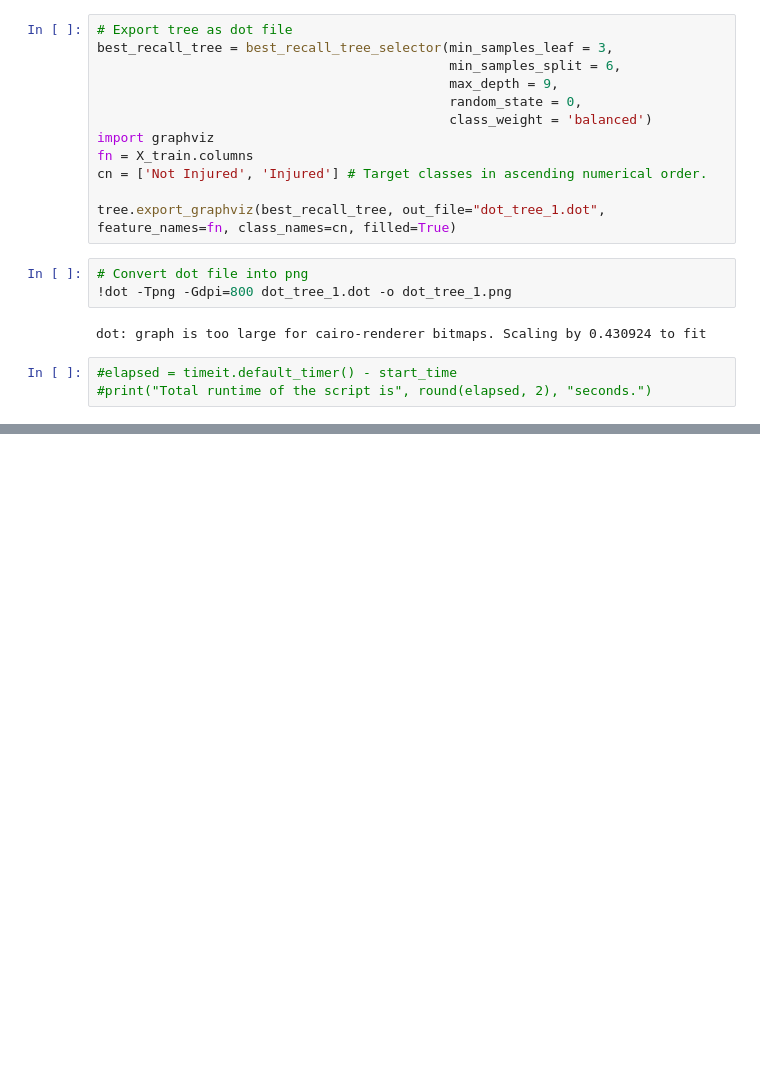
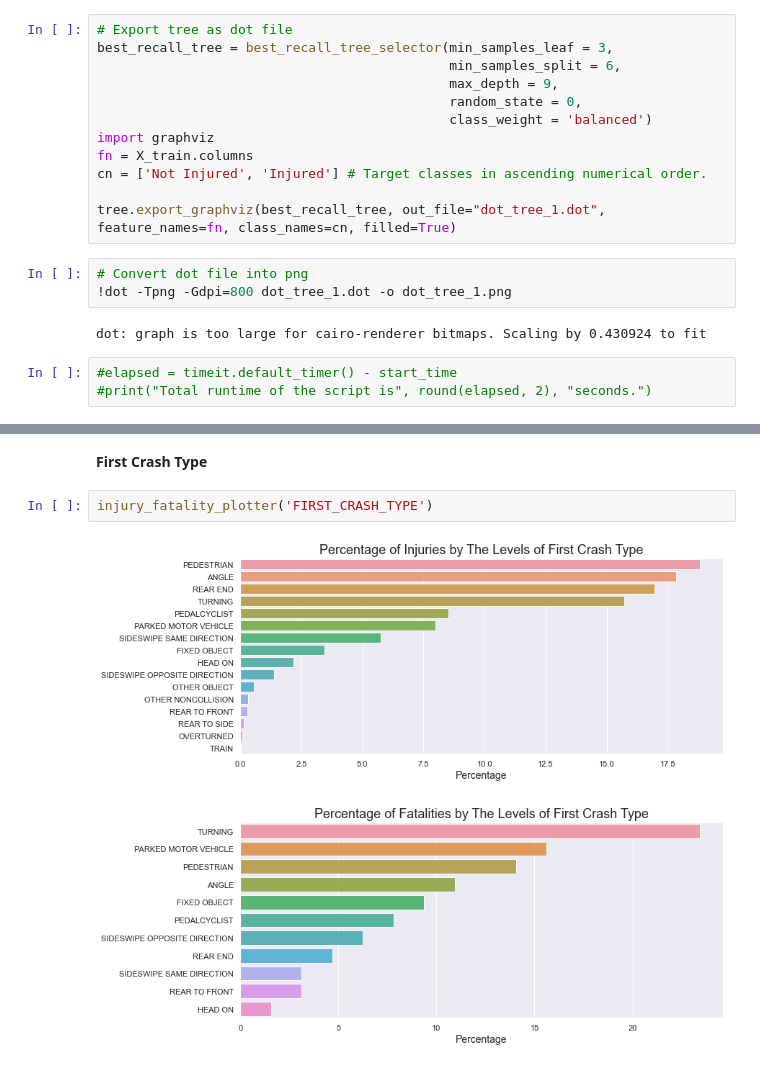
Before and after one commit to shantanu156/vision_zero_chicago_project, a Jupyter notebook: Sprint 4/ender-4.ipynb, the cells around one changed output, grey strips where cells are left out. Cells and saved outputs as stored; diff of their text form; blank space fills up the shorter version.

```diff
--- a/Sprint 4/ender-4.ipynb
+++ b/Sprint 4/ender-4.ipynb
@@ -912,0 +1130,7 @@ dot: graph is too large for cairo-renderer bitmaps. Scaling by 0.430924 to fit
+# %% [markdown]
+**First Crash Type**
+# %%
+injury_fatality_plotter('FIRST_CRASH_TYPE')
+# %% [output]
+[figure, added]
+[figure, added]
```
Also changed, not shown: parts of 39 cells of this notebook.
